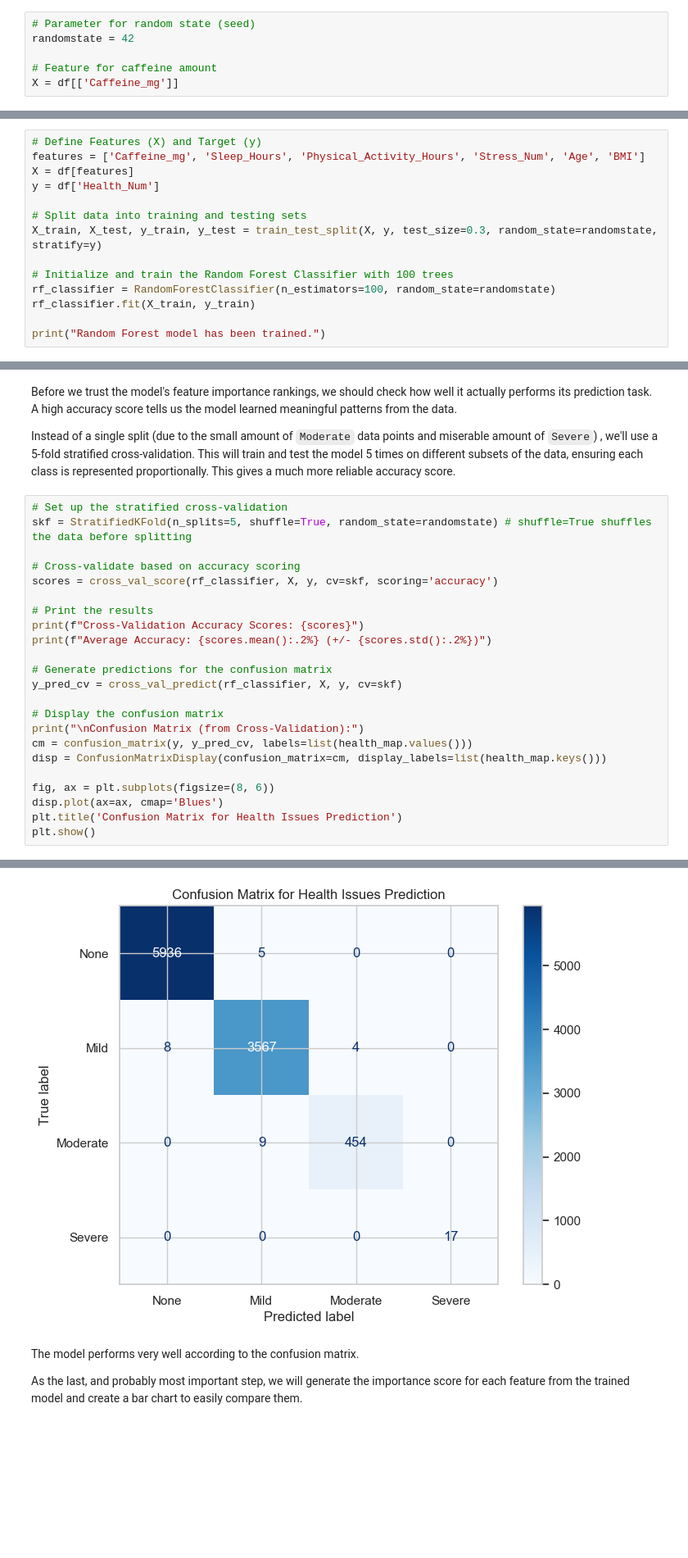
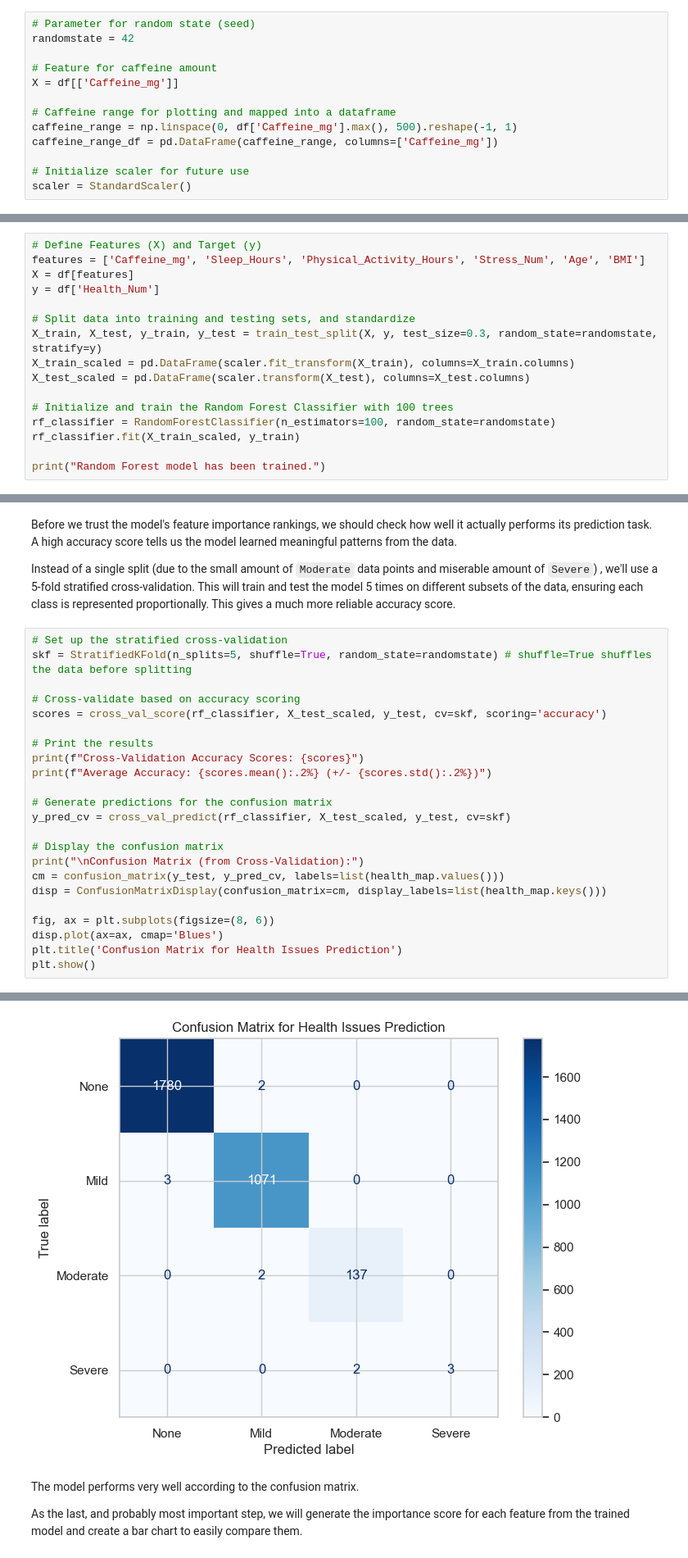
Before and after one commit to Itz-Ezu/DKKO_group6, a Jupyter notebook: coffee_project/hot_coffee.ipynb, the cells around one changed output, grey strips where cells are left out. Shown at 82% size. Cells and saved outputs as stored; diff of their text form; blank space fills up the shorter version.

```diff
--- a/coffee_project/hot_coffee.ipynb
+++ b/coffee_project/hot_coffee.ipynb
@@ -240,6 +241,13 @@ randomstate = 42
 
 # Feature for caffeine amount
 X = df[['Caffeine_mg']]
+
+# Caffeine range for plotting and mapped into a dataframe
+caffeine_range = np.linspace(0, df['Caffeine_mg'].max(), 500).reshape(-1, 1)
+caffeine_range_df = pd.DataFrame(caffeine_range, columns=['Caffeine_mg'])
+
+# Initialize scaler for future use
+scaler = StandardScaler()
 # %% [markdown]
 ### Predicting High Stress
 
@@ -383,12 +385,14 @@ features = ['Caffeine_mg', 'Sleep_Hours', 'Physical_Activity_Hours', 'Stress_Num
 X = df[features]
 y = df['Health_Num']
 
-# Split data into training and testing sets
+# Split data into training and testing sets, and standardize
 X_train, X_test, y_train, y_test = train_test_split(X, y, test_size=0.3, random_state=randomstate, stratify=y)
+X_train_scaled = pd.DataFrame(scaler.fit_transform(X_train), columns=X_train.columns)
+X_test_scaled = pd.DataFrame(scaler.transform(X_test), columns=X_test.columns)
 
 # Initialize and train the Random Forest Classifier with 100 trees
 rf_classifier = RandomForestClassifier(n_estimators=100, random_state=randomstate)
-rf_classifier.fit(X_train, y_train)
+rf_classifier.fit(X_train_scaled, y_train)
 
 print("Random Forest model has been trained.")
 # %% [output]
@@ -402,18 +406,18 @@ Instead of a single split (due to the small amount of `Moderate` data points and
 skf = StratifiedKFold(n_splits=5, shuffle=True, random_state=randomstate) # shuffle=True shuffles the data before splitting
 
 # Cross-validate based on accuracy scoring
-scores = cross_val_score(rf_classifier, X, y, cv=skf, scoring='accuracy')
+scores = cross_val_score(rf_classifier, X_test_scaled, y_test, cv=skf, scoring='accuracy')
 
 # Print the results
 print(f"Cross-Validation Accuracy Scores: {scores}")
 print(f"Average Accuracy: {scores.mean():.2%} (+/- {scores.std():.2%})")
 
 # Generate predictions for the confusion matrix
-y_pred_cv = cross_val_predict(rf_classifier, X, y, cv=skf)
+y_pred_cv = cross_val_predict(rf_classifier, X_test_scaled, y_test, cv=skf)
 
 # Display the confusion matrix
 print("\nConfusion Matrix (from Cross-Validation):")
-cm = confusion_matrix(y, y_pred_cv, labels=list(health_map.values()))
+cm = confusion_matrix(y_test, y_pred_cv, labels=list(health_map.values()))
 disp = ConfusionMatrixDisplay(confusion_matrix=cm, display_labels=list(health_map.keys()))
 
 fig, ax = plt.subplots(figsize=(8, 6))
@@ -426,6 +430,6 @@ Average Accuracy: 99.74% (+/- 0.11%)
 
 Confusion Matrix (from Cross-Validation):
-[figure, old version]
+[figure, new version]
 # %% [markdown]
 The model performs very well according to the confusion matrix.
 
```
Also changed, not shown: parts of 6 cells of this notebook.
